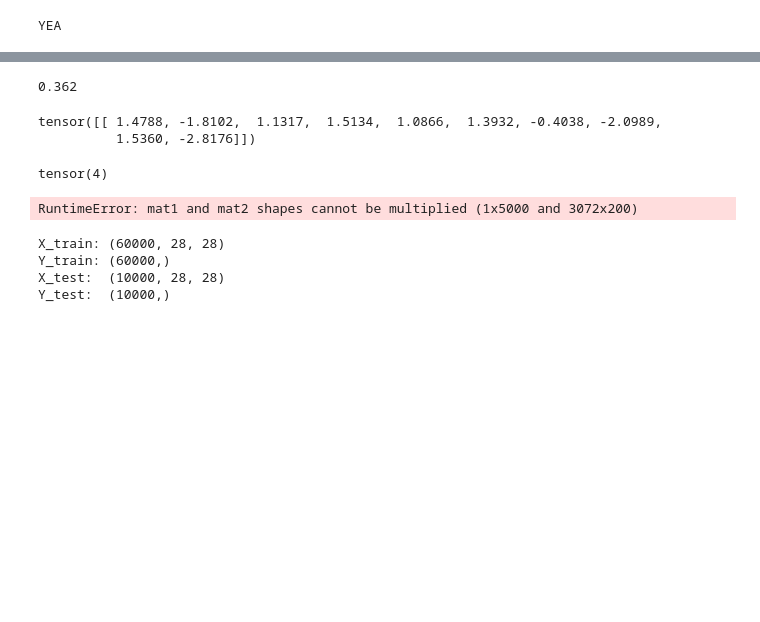
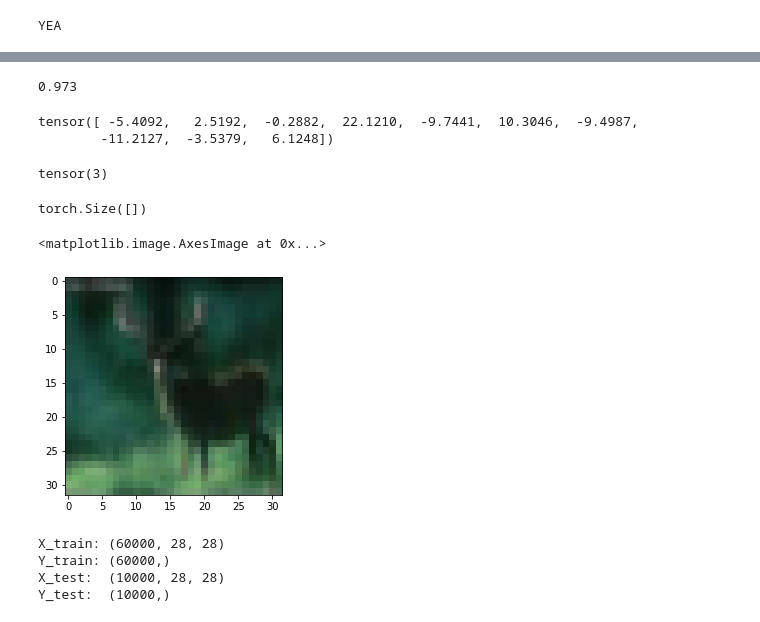
Before and after one commit to IMTAltiStudiLucca/mentalist, a Jupyter notebook: src/Copia_di_fedavg_mnist_iid.ipynb, the cells around one changed output, grey strips where cells are left out. Drawn from its saved outputs; the diff is of its cells as text; code cells hidden in the pictures; blank space fills up the shorter version.

```diff
--- a/src/Copia_di_fedavg_mnist_iid.ipynb
+++ b/src/Copia_di_fedavg_mnist_iid.ipynb
@@ -1519,4 +1689,4 @@ setup = Setup(conf_file)
 # %%
-setup.run(100)
+setup.run(10)
 # %% [output]
 [+] INFO: Setup: starting run of the federated learning number 1
@@ -1539,15 +1709,15 @@ setup.run(100)
 # %%
 t = setup.list_of_clients[0].y_train[0]
 # %%
-setup.server.get_accuracy()
+setup.server.get_accuracy(9)
 # %% [output]
-0.362
+0.973
 # %%
-setup.server.predict(setup.list_of_clients[0].x_train[150])
+setup.server.predict(setup.list_of_clients[0].x_train[129])
 # %% [output]
-tensor([[ 1.4788, -1.8102,  1.1317,  1.5134,  1.0866,  1.3932, -0.4038, -2.0989,
-          1.5360, -2.8176]])
+tensor([ -5.4092,   2.5192,  -0.2882,  22.1210,  -9.7441,  10.3046,  -9.4987,
+        -11.2127,  -3.5379,   6.1248])
 # %%
-setup.list_of_clients[0].y_train[150]
+setup.list_of_clients[0].y_train[129]
 # %% [output]
-tensor(4)
+tensor(3)
@@ -1554,7 +1726,12 @@ tensor(4)
 # %%
-setup.server.predict(setup.list_of_clients[0].y_train)
+setup.list_of_clients[0].x_train[1].shape
 # %% [output]
-RuntimeError: mat1 and mat2 shapes cannot be multiplied (1x5000 and 3072x200)
+torch.Size([])
+# %%
+plt.imshow(setup.list_of_clients[0].x_train[150].reshape(32,32,3))
+# %% [output]
+<matplotlib.image.AxesImage at 0x...>
+[figure, added]
 # %%
 print('X_train: ' + str(train_X.shape))
 print('Y_train: ' + str(train_y.shape))
```
Also changed, not shown: parts of 24 cells of this notebook, 1 other file.
